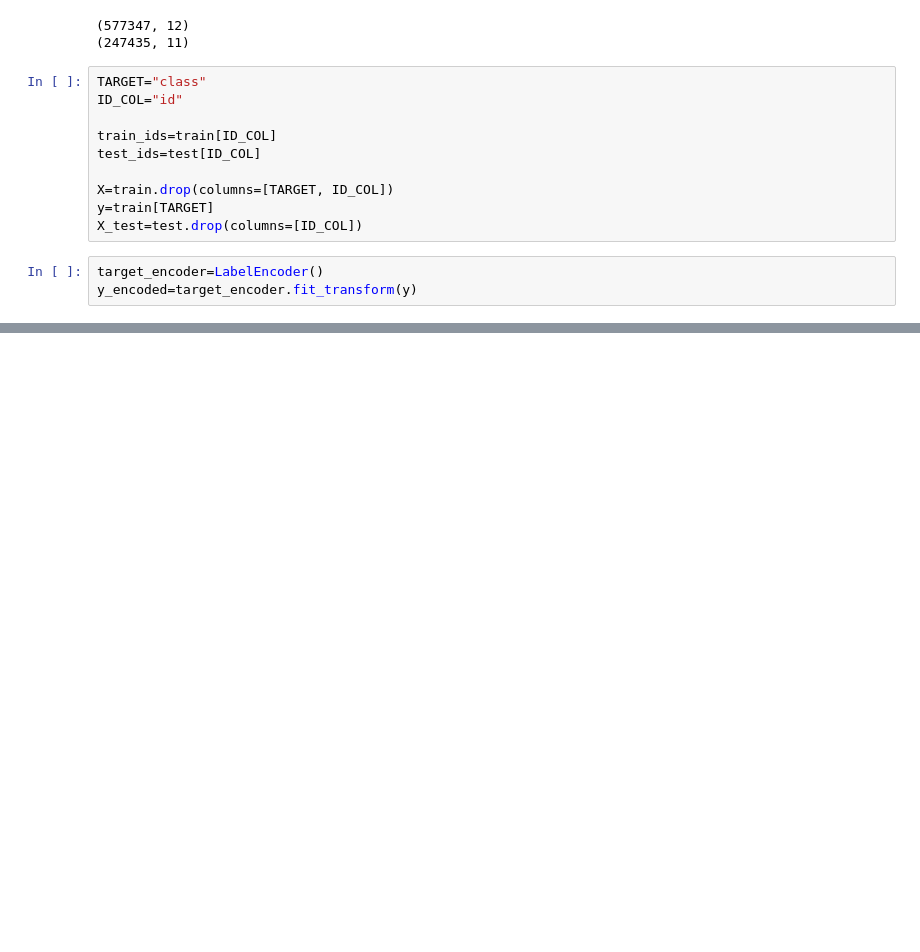
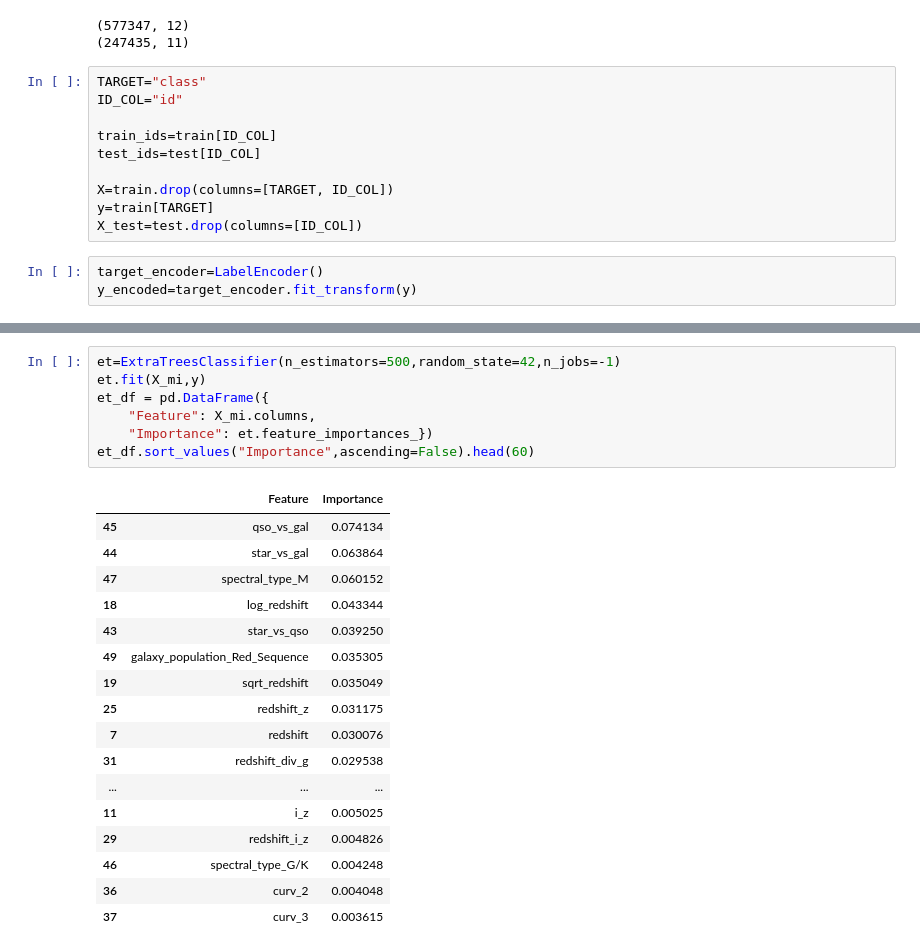
Before and after one commit to AdityaMMantri/Kaggle-Stellar-Class, a Jupyter notebook: Experiments/Fset3/feature_set3.ipynb, the cells around one changed output, grey strips where cells are left out. Saved outputs shown, nothing was run; the diff lists cells and outputs as text; blank space fills up the shorter version.

```diff
--- a/Experiments/Fset3/feature_set3.ipynb
+++ b/Experiments/Fset3/feature_set3.ipynb
@@ -125,0 +163,25 @@ X_test_ohe = ohe.transform(X_fs3_test)
+# %%
+et=ExtraTreesClassifier(n_estimators=500,random_state=42,n_jobs=-1)
+et.fit(X_mi,y)
+et_df = pd.DataFrame({
+    "Feature": X_mi.columns,
+    "Importance": et.feature_importances_})
+et_df.sort_values("Importance",ascending=False).head(60)
+# %% [output]
+|  | Feature | Importance |
+| 45 | qso_vs_gal | 0.074134 |
+| 44 | star_vs_gal | 0.063864 |
+| 47 | spectral_type_M | 0.060152 |
+| 18 | log_redshift | 0.043344 |
+| 43 | star_vs_qso | 0.039250 |
+| 49 | galaxy_population_Red_Sequence | 0.035305 |
+| 19 | sqrt_redshift | 0.035049 |
+| 25 | redshift_z | 0.031175 |
+| 7 | redshift | 0.030076 |
+| 31 | redshift_div_g | 0.029538 |
+| ... | ... | ... |
+| 11 | i_z | 0.005025 |
+| 29 | redshift_i_z | 0.004826 |
+| 46 | spectral_type_G/K | 0.004248 |
+| 36 | curv_2 | 0.004048 |
+| 37 | curv_3 | 0.003615 |
```
Also changed, not shown: parts of 19 cells of this notebook.
